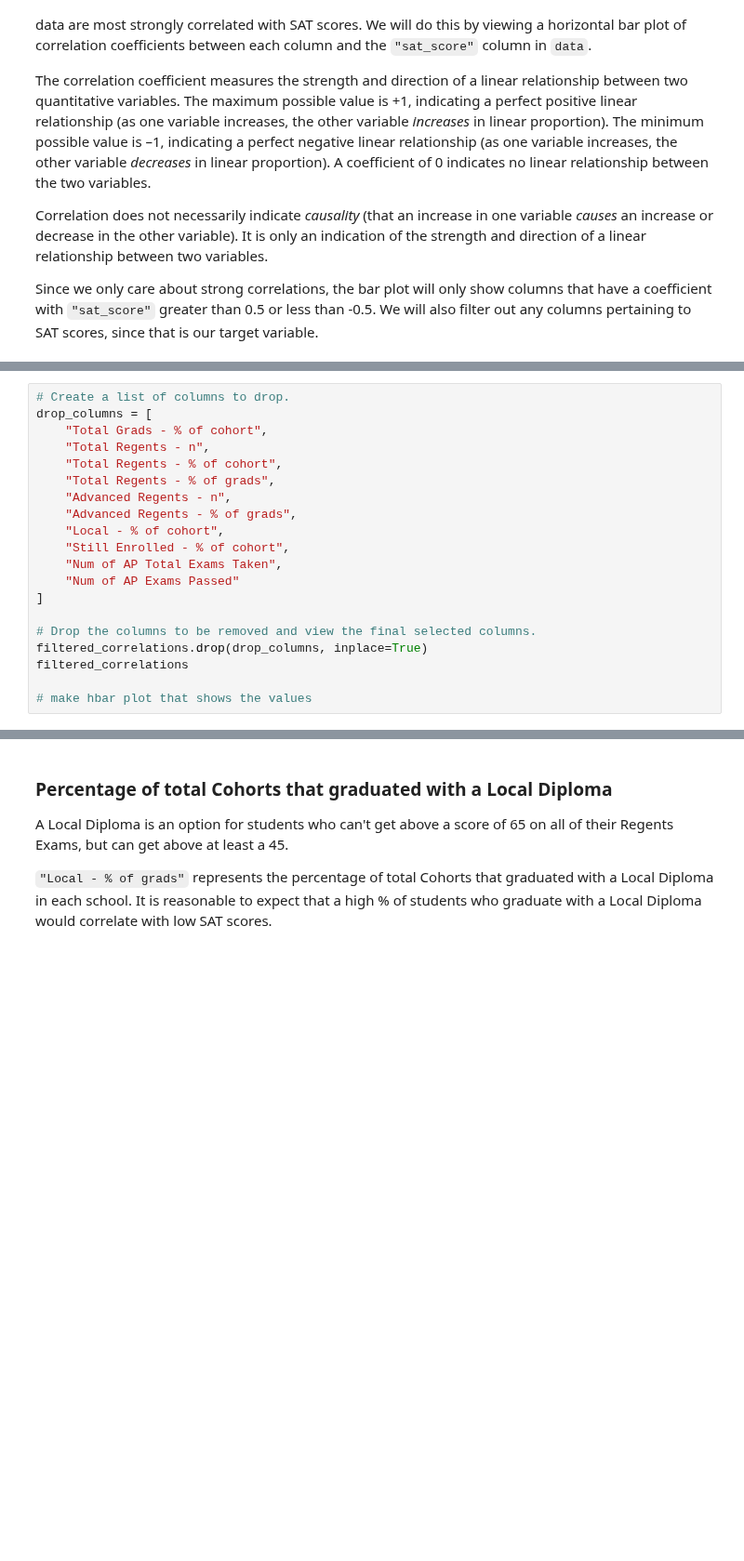
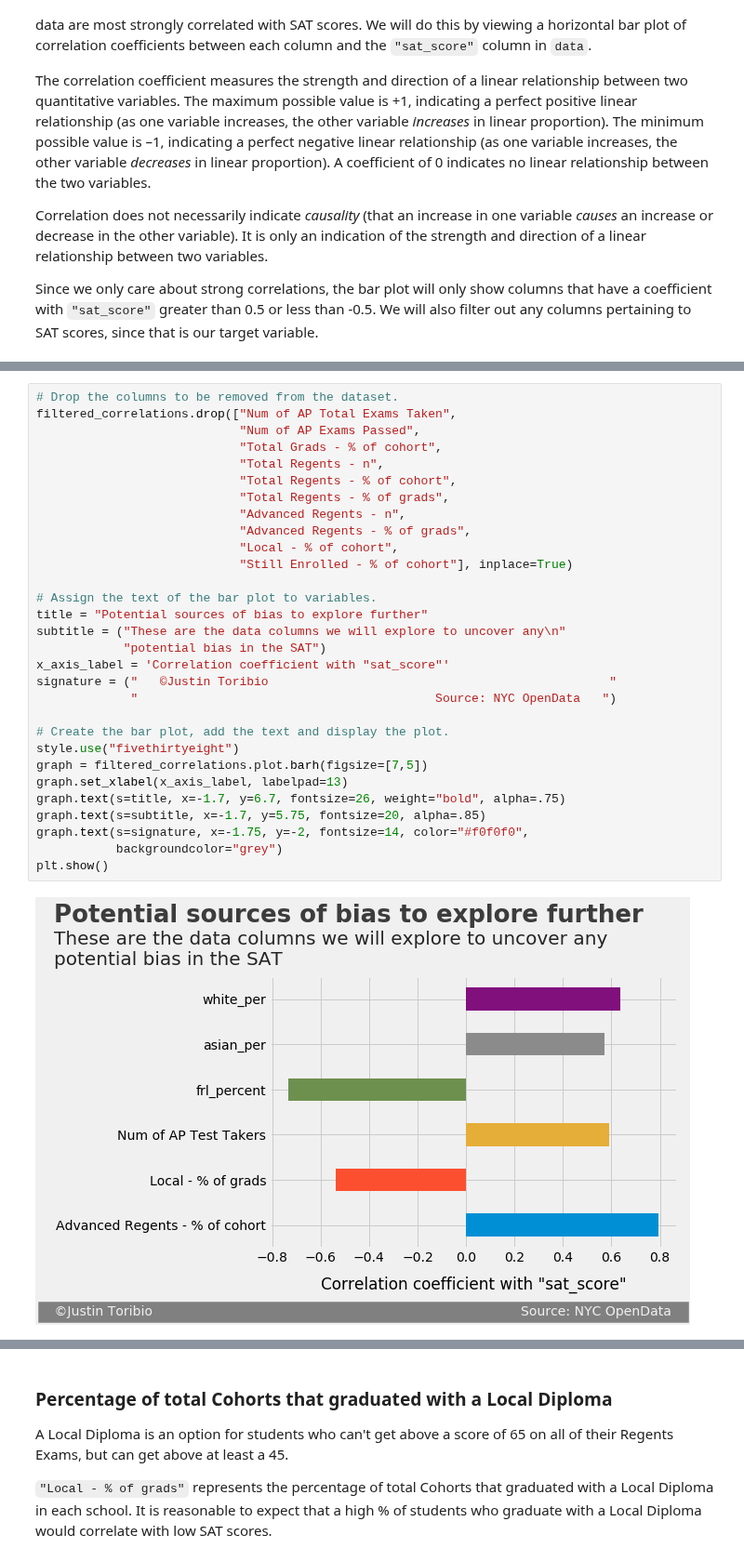
Before and after one commit to JustinToribio/analyzing-the-sat, a Jupyter notebook: notebooks/1.0-jt-analyze-the-sat.ipynb, the cells around one changed output, grey strips where cells are left out. Shown at 93% size. Drawn from its saved outputs; the diff is of its cells as text; blank space fills up the shorter version.

Commit message:
notebook: explore grad data updated, devloping create_nyc_map func

```diff
--- a/notebooks/1.0-jt-analyze-the-sat.ipynb
+++ b/notebooks/1.0-jt-analyze-the-sat.ipynb
@@ -181,20 +216,0 @@ Finally, we will view the final selected columns along with their corresponding
-# %%
-# Create a list of columns to drop.
-drop_columns = [
-    "Total Grads - % of cohort",
-    "Total Regents - n",
-    "Total Regents - % of cohort",
-    "Total Regents - % of grads",
-    "Advanced Regents - n",
-    "Advanced Regents - % of grads",
-    "Local - % of cohort",
-    "Still Enrolled - % of cohort",
-    "Num of AP Total Exams Taken",
-    "Num of AP Exams Passed"
-]
-
-# Drop the columns to be removed and view the final selected columns.
-filtered_correlations.drop(drop_columns, inplace=True)
-filtered_correlations
-
-# make hbar plot that shows the values
@@ -209,3 +233,35 @@ Name: sat_score, dtype: float64
+# %%
+# Drop the columns to be removed from the dataset.
+filtered_correlations.drop(["Num of AP Total Exams Taken",
+                            "Num of AP Exams Passed",
+                            "Total Grads - % of cohort",
+                            "Total Regents - n",
+                            "Total Regents - % of cohort",
+                            "Total Regents - % of grads",
+                            "Advanced Regents - n",
+                            "Advanced Regents - % of grads",
+                            "Local - % of cohort",
+                            "Still Enrolled - % of cohort"], inplace=True)
+
+# Assign the text of the bar plot to variables.
+title = "Potential sources of bias to explore further"
+subtitle = ("These are the data columns we will explore to uncover any\n"
+            "potential bias in the SAT")
+x_axis_label = 'Correlation coefficient with "sat_score"'
+signature = ("   ©Justin Toribio                                               "
+             "                                         Source: NYC OpenData   ")
+
+# Create the bar plot, add the text and display the plot.
+style.use("fivethirtyeight")
+graph = filtered_correlations.plot.barh(figsize=[7,5])
+graph.set_xlabel(x_axis_label, labelpad=13)
+graph.text(s=title, x=-1.7, y=6.7, fontsize=26, weight="bold", alpha=.75)
+graph.text(s=subtitle, x=-1.7, y=5.75, fontsize=20, alpha=.85)
+graph.text(s=signature, x=-1.75, y=-2, fontsize=14, color="#f0f0f0",
+           backgroundcolor="grey")
+plt.show()
+# %% [output]
+[figure, added]
 # %% [markdown]
 # Exploring graduation data and SAT scores
 
```
Also changed, not shown: parts of 10 cells of this notebook.
